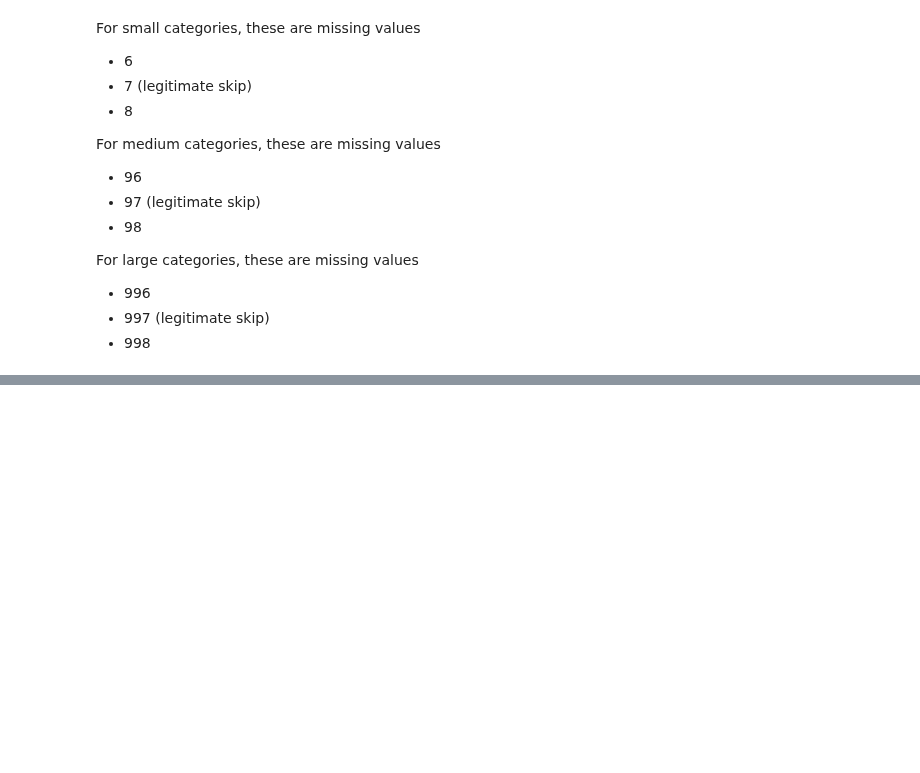
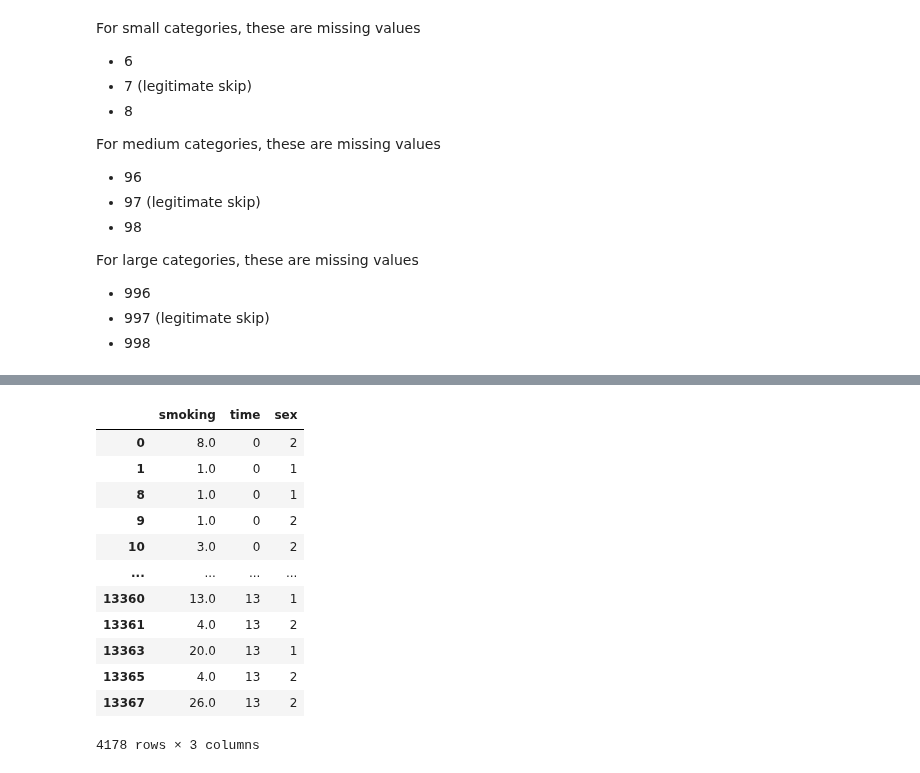
Before and after one commit to DataResponsibly/SynRD, a Jupyter notebook: papers/adzrago22smoking/process.ipynb, the cells around one changed output, grey strips where cells are left out. Saved outputs shown, nothing was run; the diff lists cells and outputs as text; code cells hidden in the pictures; blank space fills up the shorter version.

```diff
--- a/papers/adzrago22smoking/process.ipynb
+++ b/papers/adzrago22smoking/process.ipynb
@@ -124,0 +273,18 @@ full_df
+# %%
+# Test
+smoking_time_sex = full_df[['smoking','time','sex']].dropna()
+smoking_time_sex
+# %% [output]
+|  | smoking | time | sex |
+| 0 | 8.0 | 0 | 2 |
+| 1 | 1.0 | 0 | 1 |
+| 8 | 1.0 | 0 | 1 |
+| 9 | 1.0 | 0 | 2 |
+| 10 | 3.0 | 0 | 2 |
+| ... | ... | ... | ... |
+| 13360 | 13.0 | 13 | 1 |
+| 13361 | 4.0 | 13 | 2 |
+| 13363 | 20.0 | 13 | 1 |
+| 13365 | 4.0 | 13 | 2 |
+| 13367 | 26.0 | 13 | 2 |
+4178 rows × 3 columns
```
Also changed, not shown: parts of 14 cells of this notebook.
